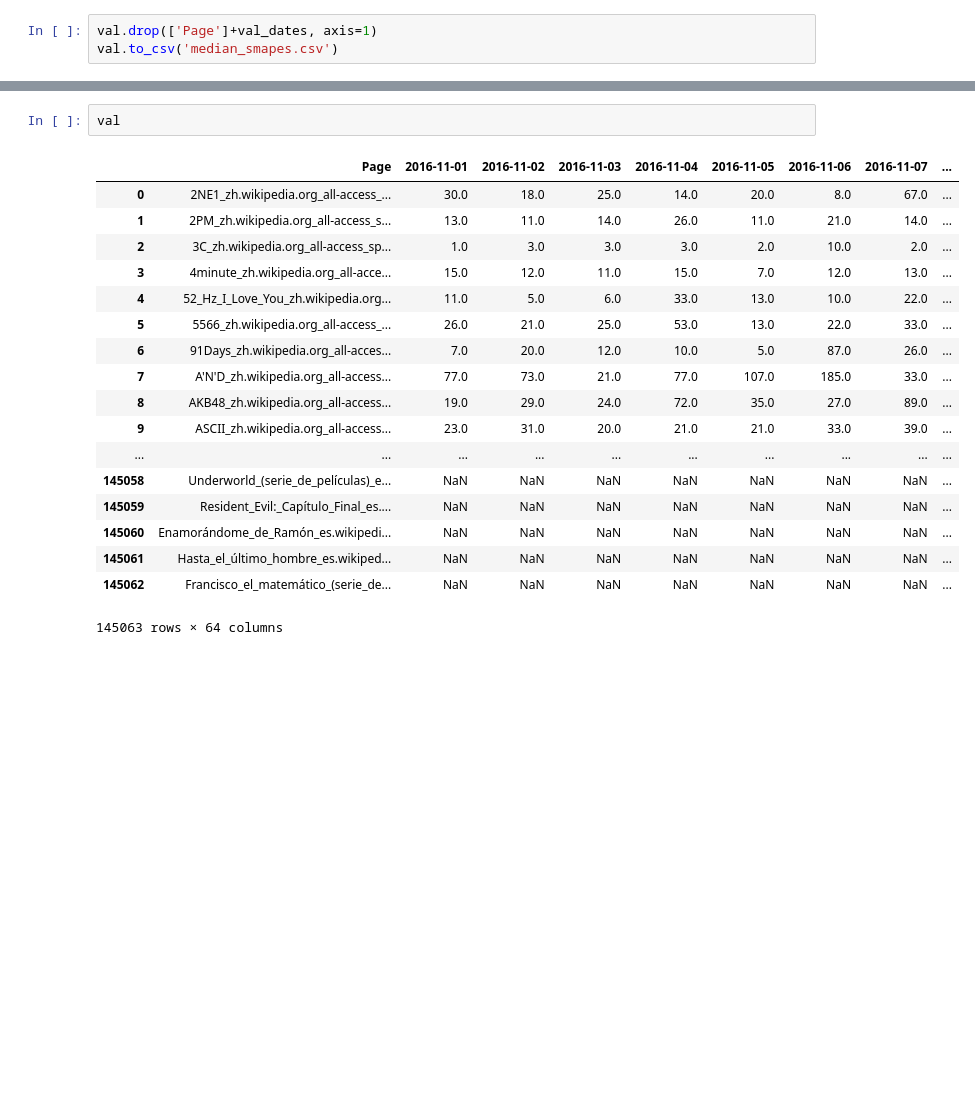
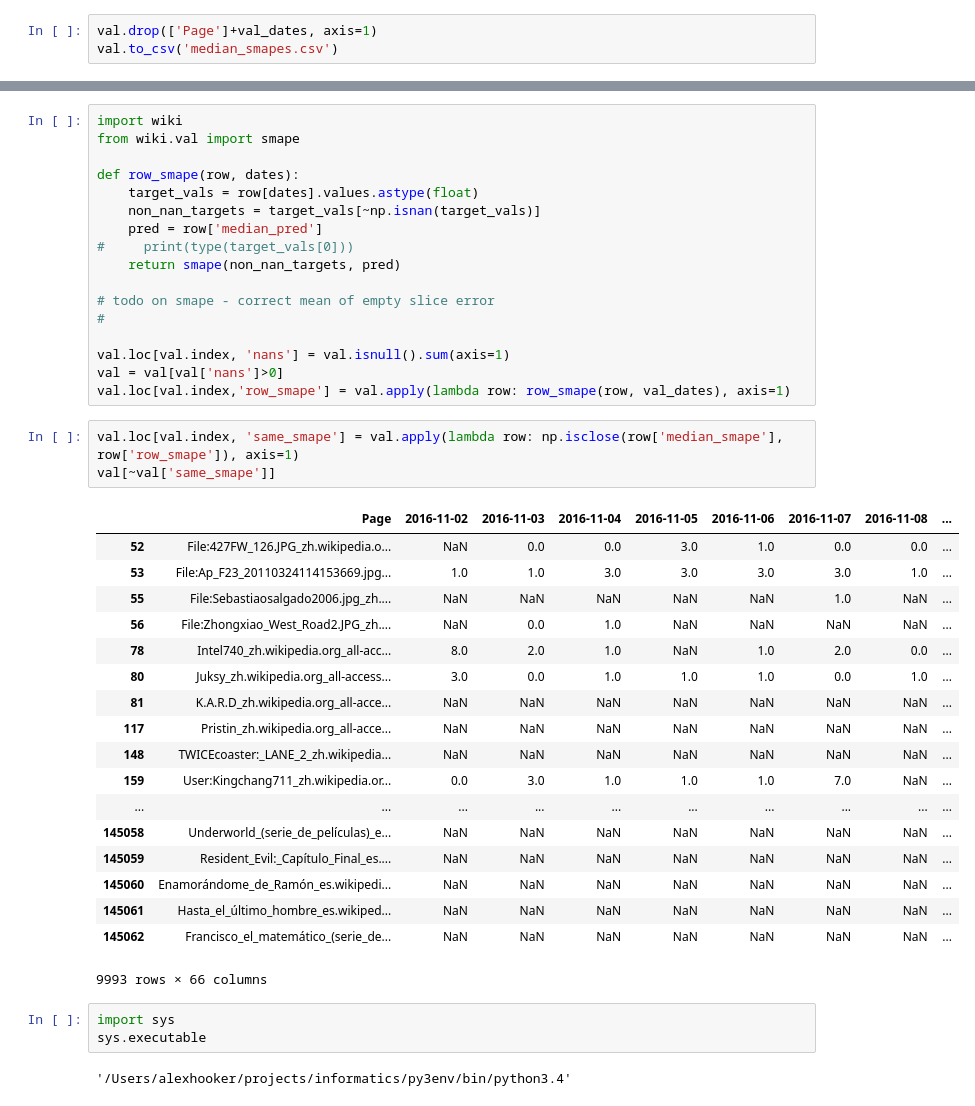
Before and after one commit to DBCerigo/kaggle-wiki, a Jupyter notebook: hooker/baseline_val.ipynb, the cells around one changed output, grey strips where cells are left out. Cells and saved outputs as stored; diff of their text form; blank space fills up the shorter version.

Commit message:
experiment with different smapes

```diff
--- a/hooker/baseline_val.ipynb
+++ b/hooker/baseline_val.ipynb
@@ -150,21 +135,44 @@ val['median_smape'].mean()
-# %%
-val
-# %% [output]
-|  | Page | 2016-11-01 | 2016-11-02 | 2016-11-03 | 2016-11-04 | 2016-11-05 | 2016-11-06 | 2016-11-07 | ... |
-| 0 | 2NE1_zh.wikipedia.org_all-access_... | 30.0 | 18.0 | 25.0 | 14.0 | 20.0 | 8.0 | 67.0 | ... |
-| 1 | 2PM_zh.wikipedia.org_all-access_s... | 13.0 | 11.0 | 14.0 | 26.0 | 11.0 | 21.0 | 14.0 | ... |
-| 2 | 3C_zh.wikipedia.org_all-access_sp... | 1.0 | 3.0 | 3.0 | 3.0 | 2.0 | 10.0 | 2.0 | ... |
-| 3 | 4minute_zh.wikipedia.org_all-acce... | 15.0 | 12.0 | 11.0 | 15.0 | 7.0 | 12.0 | 13.0 | ... |
-| 4 | 52_Hz_I_Love_You_zh.wikipedia.org... | 11.0 | 5.0 | 6.0 | 33.0 | 13.0 | 10.0 | 22.0 | ... |
-| 5 | 5566_zh.wikipedia.org_all-access_... | 26.0 | 21.0 | 25.0 | 53.0 | 13.0 | 22.0 | 33.0 | ... |
-| 6 | 91Days_zh.wikipedia.org_all-acces... | 7.0 | 20.0 | 12.0 | 10.0 | 5.0 | 87.0 | 26.0 | ... |
-| 7 | A'N'D_zh.wikipedia.org_all-access... | 77.0 | 73.0 | 21.0 | 77.0 | 107.0 | 185.0 | 33.0 | ... |
-| 8 | AKB48_zh.wikipedia.org_all-access... | 19.0 | 29.0 | 24.0 | 72.0 | 35.0 | 27.0 | 89.0 | ... |
-| 9 | ASCII_zh.wikipedia.org_all-access... | 23.0 | 31.0 | 20.0 | 21.0 | 21.0 | 33.0 | 39.0 | ... |
-| ... | ... | ... | ... | ... | ... | ... | ... | ... | ... |
-| 145058 | Underworld_(serie_de_películas)_e... | NaN | NaN | NaN | NaN | NaN | NaN | NaN | ... |
-| 145059 | Resident_Evil:_Capítulo_Final_es.... | NaN | NaN | NaN | NaN | NaN | NaN | NaN | ... |
-| 145060 | Enamorándome_de_Ramón_es.wikipedi... | NaN | NaN | NaN | NaN | NaN | NaN | NaN | ... |
-| 145061 | Hasta_el_último_hombre_es.wikiped... | NaN | NaN | NaN | NaN | NaN | NaN | NaN | ... |
-| 145062 | Francisco_el_matemático_(serie_de... | NaN | NaN | NaN | NaN | NaN | NaN | NaN | ... |
-145063 rows × 64 columns
+# %%
+import wiki
+from wiki.val import smape
+
+def row_smape(row, dates):
+    target_vals = row[dates].values.astype(float)
+    non_nan_targets = target_vals[~np.isnan(target_vals)]
+    pred = row['median_pred']
+#     print(type(target_vals[0]))
+    return smape(non_nan_targets, pred)
+
+# todo on smape - correct mean of empty slice error
+#
+
+val.loc[val.index, 'nans'] = val.isnull().sum(axis=1)
+val = val[val['nans']>0]
+val.loc[val.index,'row_smape'] = val.apply(lambda row: row_smape(row, val_dates), axis=1)
+# %%
+val.loc[val.index, 'same_smape'] = val.apply(lambda row: np.isclose(row['median_smape'], row['row_smape']), axis=1)
+val[~val['same_smape']]
+# %% [output]
+|  | Page | 2016-11-02 | 2016-11-03 | 2016-11-04 | 2016-11-05 | 2016-11-06 | 2016-11-07 | 2016-11-08 | ... |
+| 52 | File:427FW_126.JPG_zh.wikipedia.o... | NaN | 0.0 | 0.0 | 3.0 | 1.0 | 0.0 | 0.0 | ... |
+| 53 | File:Ap_F23_20110324114153669.jpg... | 1.0 | 1.0 | 3.0 | 3.0 | 3.0 | 3.0 | 1.0 | ... |
+| 55 | File:Sebastiaosalgado2006.jpg_zh.... | NaN | NaN | NaN | NaN | NaN | 1.0 | NaN | ... |
+| 56 | File:Zhongxiao_West_Road2.JPG_zh.... | NaN | 0.0 | 1.0 | NaN | NaN | NaN | NaN | ... |
+| 78 | Intel740_zh.wikipedia.org_all-acc... | 8.0 | 2.0 | 1.0 | NaN | 1.0 | 2.0 | 0.0 | ... |
+| 80 | Juksy_zh.wikipedia.org_all-access... | 3.0 | 0.0 | 1.0 | 1.0 | 1.0 | 0.0 | 1.0 | ... |
+| 81 | K.A.R.D_zh.wikipedia.org_all-acce... | NaN | NaN | NaN | NaN | NaN | NaN | NaN | ... |
+| 117 | Pristin_zh.wikipedia.org_all-acce... | NaN | NaN | NaN | NaN | NaN | NaN | NaN | ... |
+| 148 | TWICEcoaster:_LANE_2_zh.wikipedia... | NaN | NaN | NaN | NaN | NaN | NaN | NaN | ... |
+| 159 | User:Kingchang711_zh.wikipedia.or... | 0.0 | 3.0 | 1.0 | 1.0 | 1.0 | 7.0 | NaN | ... |
+| ... | ... | ... | ... | ... | ... | ... | ... | ... | ... |
+| 145058 | Underworld_(serie_de_películas)_e... | NaN | NaN | NaN | NaN | NaN | NaN | NaN | ... |
+| 145059 | Resident_Evil:_Capítulo_Final_es.... | NaN | NaN | NaN | NaN | NaN | NaN | NaN | ... |
+| 145060 | Enamorándome_de_Ramón_es.wikipedi... | NaN | NaN | NaN | NaN | NaN | NaN | NaN | ... |
+| 145061 | Hasta_el_último_hombre_es.wikiped... | NaN | NaN | NaN | NaN | NaN | NaN | NaN | ... |
+| 145062 | Francisco_el_matemático_(serie_de... | NaN | NaN | NaN | NaN | NaN | NaN | NaN | ... |
+9993 rows × 66 columns
+# %%
+import sys
+sys.executable
+# %% [output]
+'/Users/alexhooker/projects/informatics/py3env/bin/python3.4'
```
Also changed, not shown: parts of 9 cells of this notebook.
